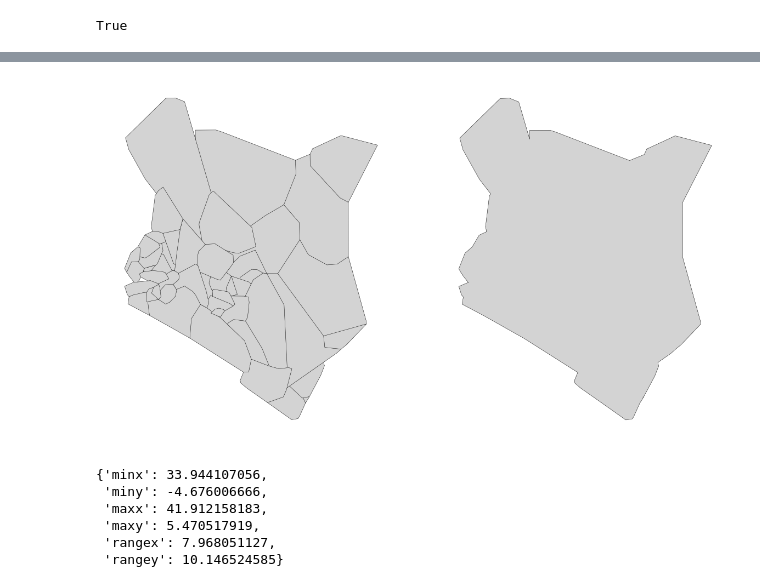
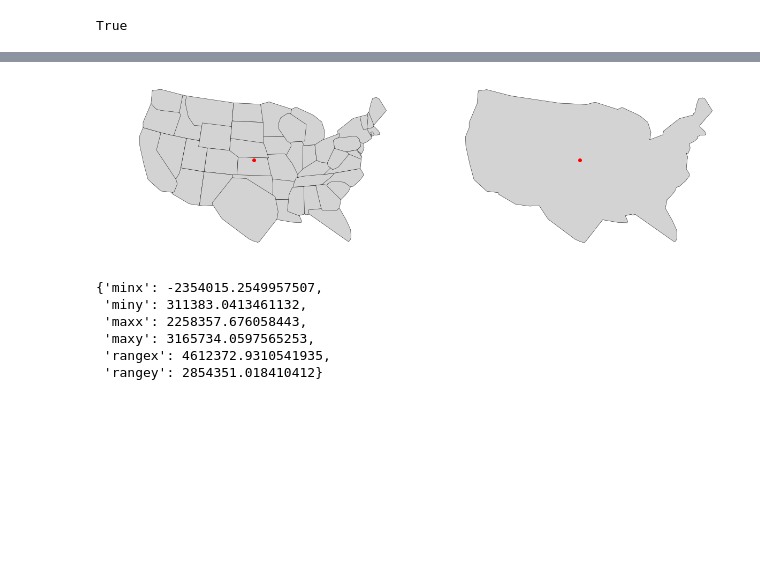
Before and after one commit to deitelberg/Python-projects, a Jupyter notebook: gridmap_refactor.ipynb, the cells around one changed output, grey strips where cells are left out. Saved outputs shown, nothing was run; the diff lists cells and outputs as text; code cells hidden in the pictures; blank space fills up the shorter version.

```diff
--- a/gridmap_refactor.ipynb
+++ b/gridmap_refactor.ipynb
@@ -14,12 +15,16 @@ from math import sqrt
 from shapely.affinity import translate
 # %%
 polys = c.kenya_counties_msSimplified
-keep_flds = ['County', 'CID']
+polys = c.USA_extraSimp
+#keep_flds = ['County', 'CID'] #Kenya
+keep_flds = ['NAME_1', 'short_name'] #USA
 os.path.isfile(polys)
 # %% [output]
 True
 # %%
-admin = gpd.read_file(polys).to_crs({'init': 'epsg:4326'}).sort_values(by='CID').reset_index(drop=True)
+admin = gpd.read_file(polys).to_crs({'init': 'epsg:5070'})
+admin['short_name'] = admin['HASC_1'].str.split('.').str[1]
+admin = admin.sort_values(by='NAME_1').reset_index(drop=True)
 admin = admin.rename(columns={'geometry': 'geom_poly'}).set_geometry('geom_poly')
 keep_flds.append(admin.geometry.name)
 del_flds = [x for x in list(admin) if x not in keep_flds]
@@ -33,4 +38,9 @@ admin.head(3)
 # %%
+def display_point_labels(gdf, label_col, fs=10, c='blue'):
+    texts = []
+    for x, y, label in zip(gdf.geometry.x, gdf.geometry.y, gdf[label_col]):
+        texts.append(plt.text(x, y, label, fontsize=fs, color=c))
+
 def add_centroid_geom(gdf):
     gdf['geom_centroid'] = gdf.centroid
     return gdf
@@ -43,10 +53,10 @@ def dissolve_polygons(gdf):
     gdf['dissolve_col'] = 1
     gdf_dissolve = gdf.dissolve(by='dissolve_col')
     gdf_dissolve['geom_exterior'] = Polygon(gdf_dissolve.exterior[1])
-    return gdf_dissolve.set_geometry('geom_exterior')
+    gdf_dissolve = gdf_dissolve.set_geometry('geom_exterior')
+    gdf_dissolve['geom_centroid'] = gdf_dissolve.centroid
+    return gdf_dissolve
 
 admin = add_centroid_geom(admin)
 admin = add_convexhull_geom(admin)
 admin_hulls_dissolved = dissolve_polygons(admin.set_geometry('geom_convexhull'))
-
-type(admin_hulls_dissolved['geom_convexhull'][1])
@@ -69,17 +77,19 @@ plt.show()
 # %%
 fig, (ax1,ax2) = plt.subplots(nrows=1, ncols=2, figsize=(20, 20), sharex=True, sharey=True)
 
 # Plot on axis 1 (left)
 ax1.set_axis_off()
 admin.set_geometry('geom_convexhull').plot(ax=ax1, linewidth=0.5, edgecolor='black', color='lightgrey')
+admin_hulls_dissolved.set_geometry('geom_centroid').plot(ax=ax1, color='red')
 
 # Plot on axis 2 (right)
 ax2.set_axis_off()
 admin_hulls_dissolved.plot(ax=ax2, linewidth=0.5, edgecolor='black', color='lightgrey')
+admin_hulls_dissolved.set_geometry('geom_centroid').plot(ax=ax2, color='red')
 
 plt.show()
 # %% [output]
-[figure, old version]
+[figure, new version]
 # %%
 def round_dict_vals(dictionary, places=10):
     for k, v in dictionary.items():
@@ -113,12 +123,12 @@ bbox = get_bounding_coordinates(admin.set_geometry('geom_poly'))
 bbox_gdf = build_bounding_polygon(bbox, admin.crs)
 bbox
 # %% [output]
-{'minx': 33.944107056,
- 'miny': -4.676006666,
- 'maxx': 41.912158183,
- 'maxy': 5.470517919,
- 'rangex': 7.968051127,
- 'rangey': 10.146524585}
+{'minx': -2354015.2549957507,
+ 'miny': 311383.0413461132,
+ 'maxx': 2258357.676058443,
+ 'maxy': 3165734.0597565253,
+ 'rangex': 4612372.9310541935,
+ 'rangey': 2854351.018410412}
 # %%
 def displace_vertex(x, y, length, angle):
     '''
```
Also changed, not shown: parts of 12 cells of this notebook, 1 other file.
